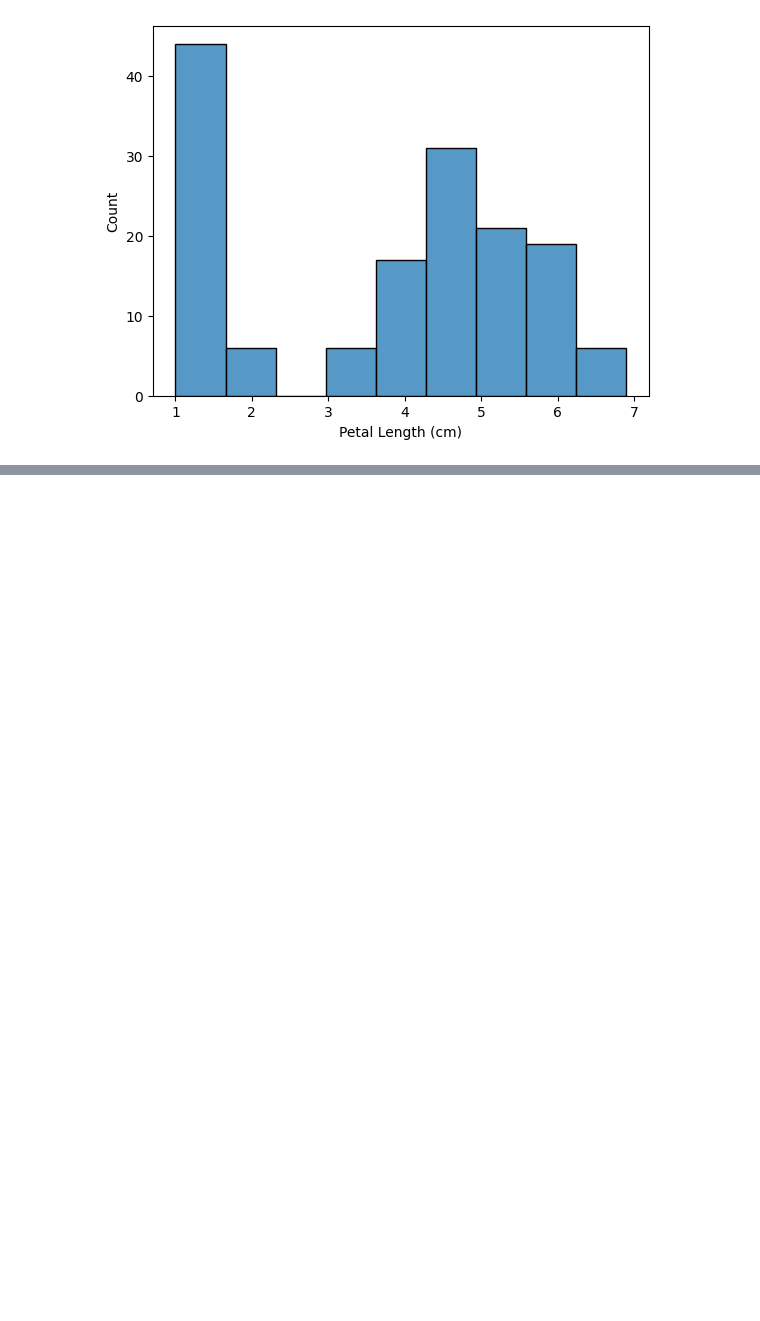
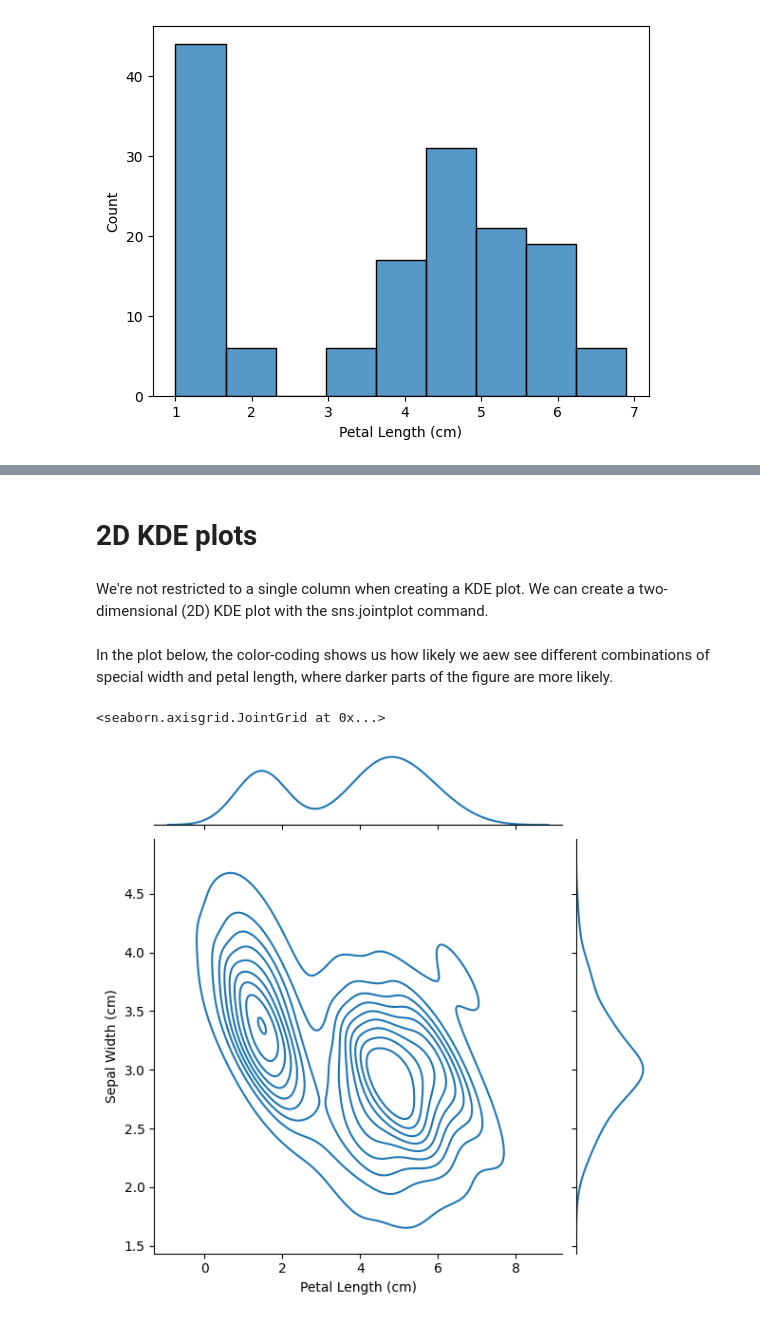
Before and after one commit to Yunaeecy/AcademicSemester2, a Jupyter notebook: DataVisualization/Distributions.ipynb, the cells around one changed output, grey strips where cells are left out. Cells and saved outputs as stored; diff of their text form; code cells hidden in the pictures; blank space fills up the shorter version.

```diff
--- a/DataVisualization/Distributions.ipynb
+++ b/DataVisualization/Distributions.ipynb
@@ -33,0 +54,12 @@ sns.histplot(iris_data['Petal Length (cm)'])
+# %% [markdown]
+# 2D KDE plots
+# %% [markdown]
+We're not restricted to a single column when creating a KDE plot. We can create a two-dimensional (2D) KDE plot with the sns.jointplot command.
+# %% [markdown]
+In the plot below, the color-coding shows us how likely we aew see different combinations of special width and petal length, where darker parts of the figure are more likely.
+# %%
+# 2D KDE plot
+sns.jointplot(x=iris_data['Petal Length (cm)'], y=iris_data['Sepal Width (cm)'], kind="kde")
+# %% [output]
+<seaborn.axisgrid.JointGrid at 0x...>
+[figure, added]
```
Also changed, not shown: parts of 12 cells of this notebook, 1 other file.
